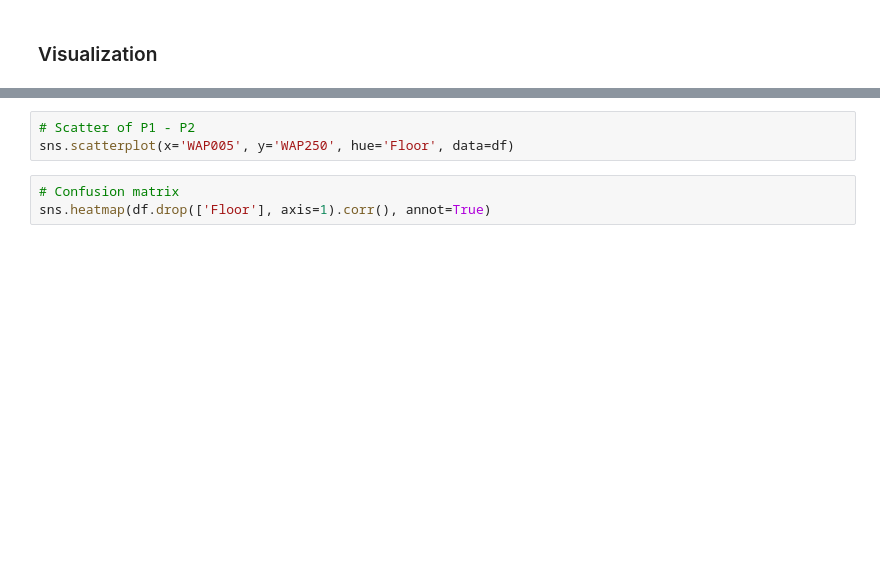
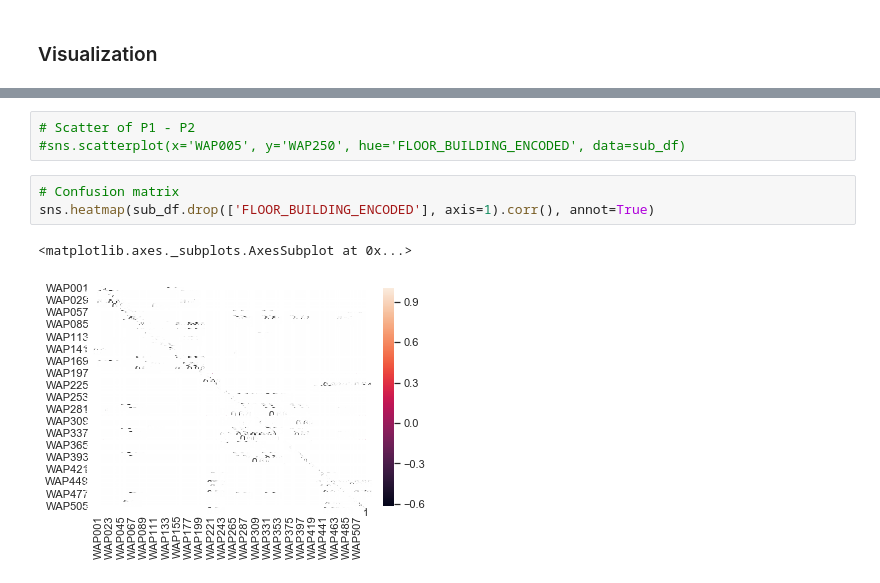
Before and after one commit to luisblazquezm/mii2-classification-models-study, a Jupyter notebook: notebooks/naive-bayes.ipynb, the cells around one changed output, grey strips where cells are left out. Drawn from its saved outputs; the diff is of its cells as text; blank space fills up the shorter version.

```diff
--- a/notebooks/naive-bayes.ipynb
+++ b/notebooks/naive-bayes.ipynb
@@ -455,9 +535,12 @@ df.groupby("Floor").WAP008.mean().sort_values(ascending=False)[:5].plot.bar()
 # %%
 # Scatter of P1 - P2
-sns.scatterplot(x='WAP005', y='WAP250', hue='Floor', data=df)
+#sns.scatterplot(x='WAP005', y='WAP250', hue='FLOOR_BUILDING_ENCODED', data=sub_df)
 # %%
 # Confusion matrix
-sns.heatmap(df.drop(['Floor'], axis=1).corr(), annot=True)
+sns.heatmap(sub_df.drop(['FLOOR_BUILDING_ENCODED'], axis=1).corr(), annot=True)
+# %% [output]
+<matplotlib.axes._subplots.AxesSubplot at 0x...>
+[figure, added]
 # %%
 # Faceting is the act of breaking data variables up across multiple subplots
 # and combining those subplots into a single figure.
```
Also changed, not shown: parts of 28 cells of this notebook, 5 other files.
